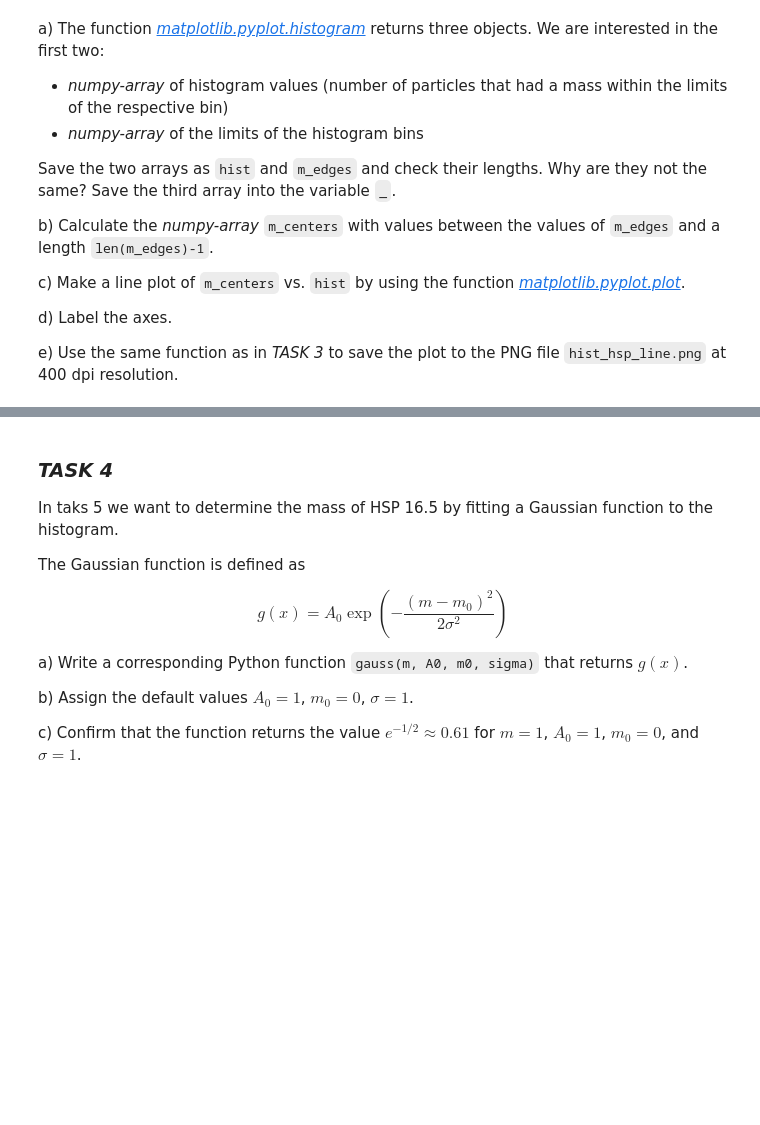
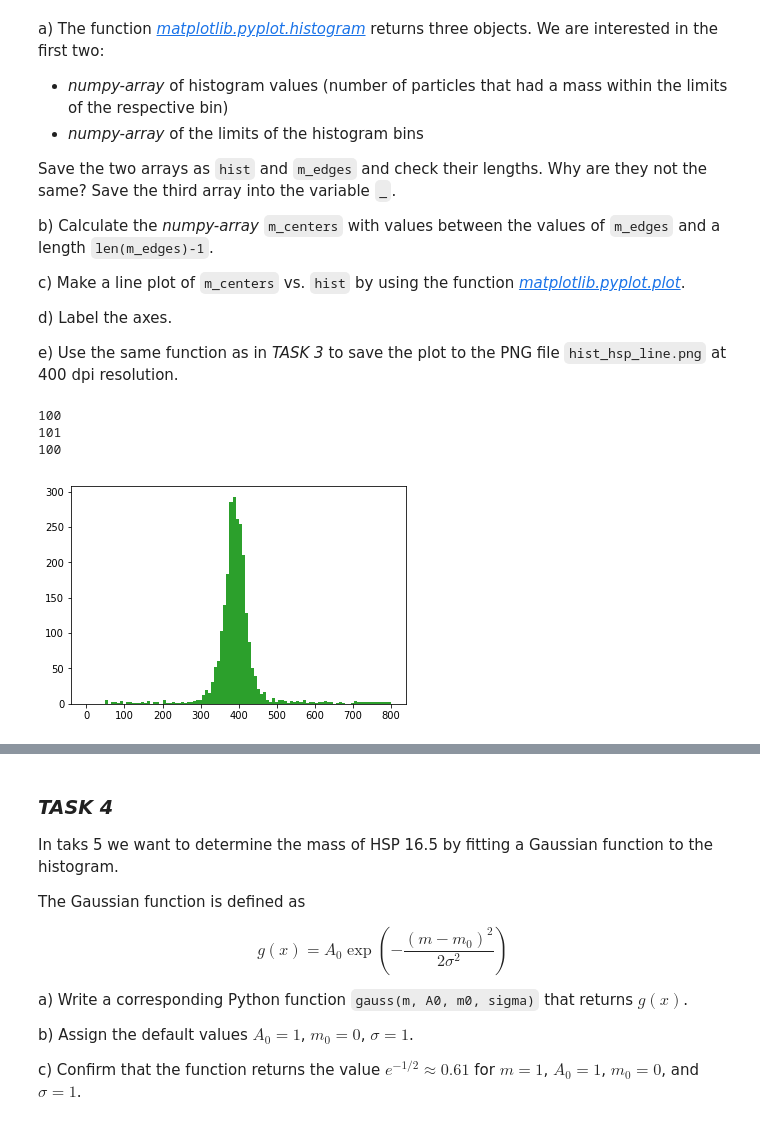
Before and after one commit to mhantke/python-course, a Jupyter notebook: session4/session4-Fabian.ipynb, the cells around one changed output, grey strips where cells are left out. Cells and saved outputs as stored; diff of their text form; code cells hidden in the pictures; blank space fills up the shorter version.

```diff
--- a/session4/session4-Fabian.ipynb
+++ b/session4/session4-Fabian.ipynb
@@ -96,0 +102,12 @@ e) Use the same function as in *TASK 3* to save the plot to the PNG file ``hist_
+# %%
+hist=matplotlib.pyplot.hist(mw, bins=100,range=[0,800])[0];
+m_edges=matplotlib.pyplot.hist(mw, bins=100,range=[0,800])[1];
+_=matplotlib.pyplot.hist(mw, bins=100,range=[0,800])[2];
+print(len(hist))
+print(len(m_edges))
+print(len(_))
+# %% [output]
+100
+101
+100
+[figure, added]
```
Also changed, not shown: parts of 4 cells of this notebook.
